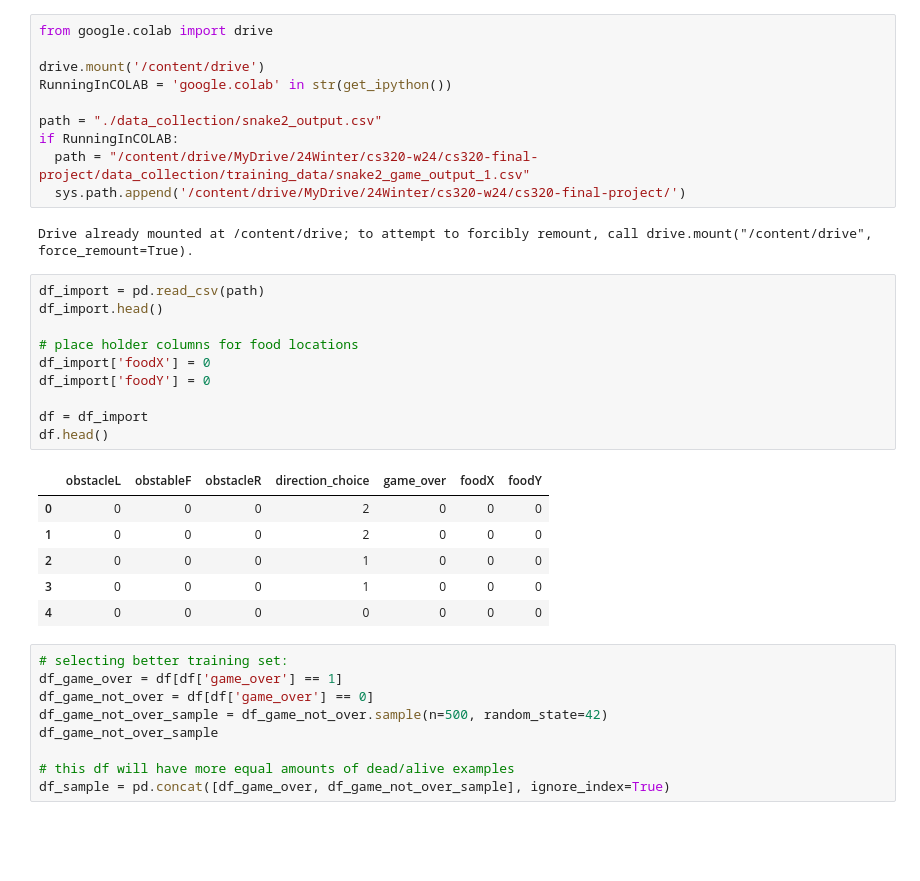
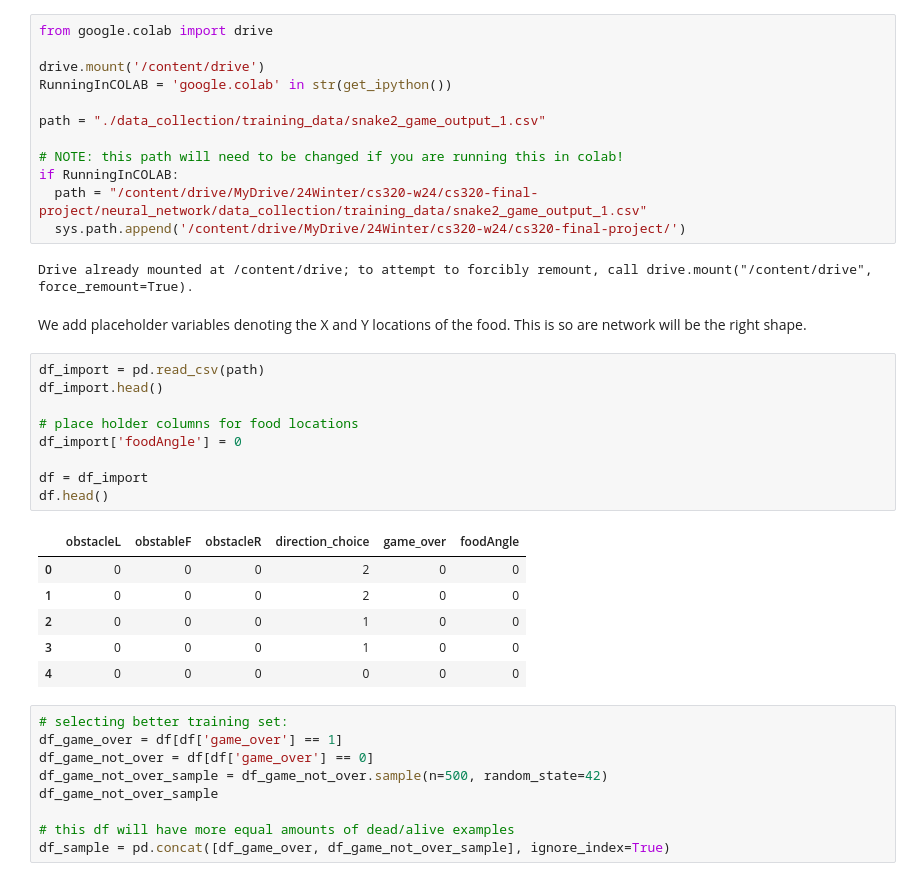
Before and after one commit to henryburkhardt/cs320-final-project, a Jupyter notebook: neural_network/model_2.ipynb, the cells around one changed output. Cells and saved outputs as stored; diff of their text form; blank space fills up the shorter version.

```diff
--- a/neural_network/model_2.ipynb
+++ b/neural_network/model_2.ipynb
@@ -15,29 +19,32 @@ from google.colab import drive
 drive.mount('/content/drive')
 RunningInCOLAB = 'google.colab' in str(get_ipython())
 
-path = "./data_collection/snake2_output.csv"
+path = "./data_collection/training_data/snake2_game_output_1.csv"
+
+# NOTE: this path will need to be changed if you are running this in colab!
 if RunningInCOLAB:
-  path = "/content/drive/MyDrive/24Winter/cs320-w24/cs320-final-project/data_collection/training_data/snake2_game_output_1.csv"
+  path = "/content/drive/MyDrive/24Winter/cs320-w24/cs320-final-project/neural_network/data_collection/training_data/snake2_game_output_1.csv"
   sys.path.append('/content/drive/MyDrive/24Winter/cs320-w24/cs320-final-project/')
 # %% [output]
 Drive already mounted at /content/drive; to attempt to forcibly remount, call drive.mount("/content/drive", force_remount=True).
+# %% [markdown]
+We add placeholder variables denoting the X and Y locations of the food. This is so are network will be the right shape.
 # %%
 df_import = pd.read_csv(path)
 df_import.head()
 
 # place holder columns for food locations
-df_import['foodX'] = 0
-df_import['foodY'] = 0
+df_import['foodAngle'] = 0
 
 df = df_import
 df.head()
 # %% [output]
-|  | obstacleL | obstableF | obstacleR | direction_choice | game_over | foodX | foodY |
-| 0 | 0 | 0 | 0 | 2 | 0 | 0 | 0 |
-| 1 | 0 | 0 | 0 | 2 | 0 | 0 | 0 |
-| 2 | 0 | 0 | 0 | 1 | 0 | 0 | 0 |
-| 3 | 0 | 0 | 0 | 1 | 0 | 0 | 0 |
-| 4 | 0 | 0 | 0 | 0 | 0 | 0 | 0 |
+|  | obstacleL | obstableF | obstacleR | direction_choice | game_over | foodAngle |
+| 0 | 0 | 0 | 0 | 2 | 0 | 0 |
+| 1 | 0 | 0 | 0 | 2 | 0 | 0 |
+| 2 | 0 | 0 | 0 | 1 | 0 | 0 |
+| 3 | 0 | 0 | 0 | 1 | 0 | 0 |
+| 4 | 0 | 0 | 0 | 0 | 0 | 0 |
 # %%
 # selecting better training set:
 df_game_over = df[df['game_over'] == 1]
```
Also changed, not shown: parts of 15 cells of this notebook, 5 other files.
